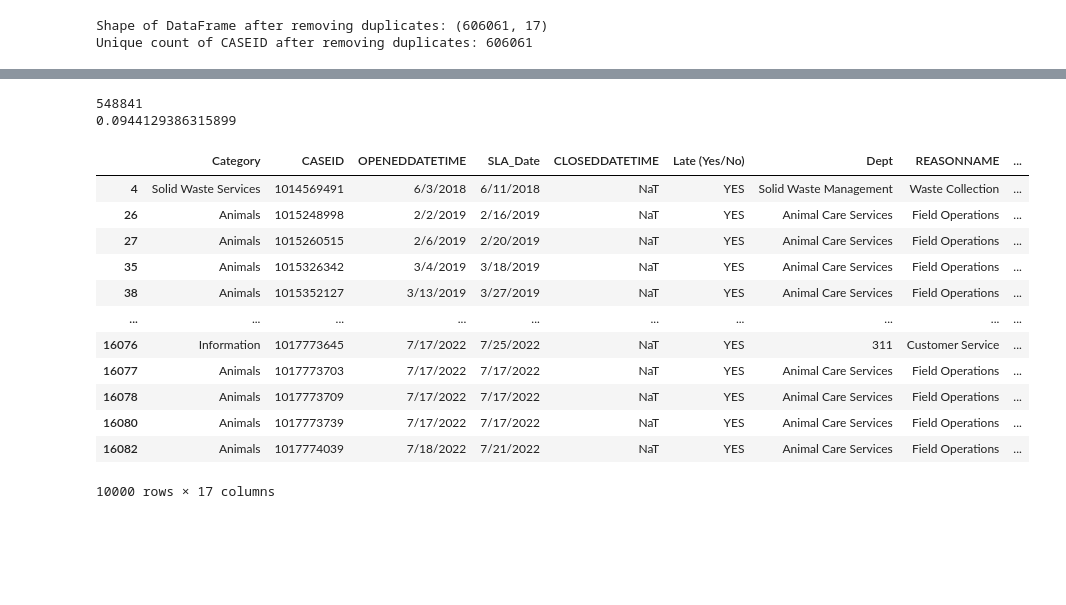
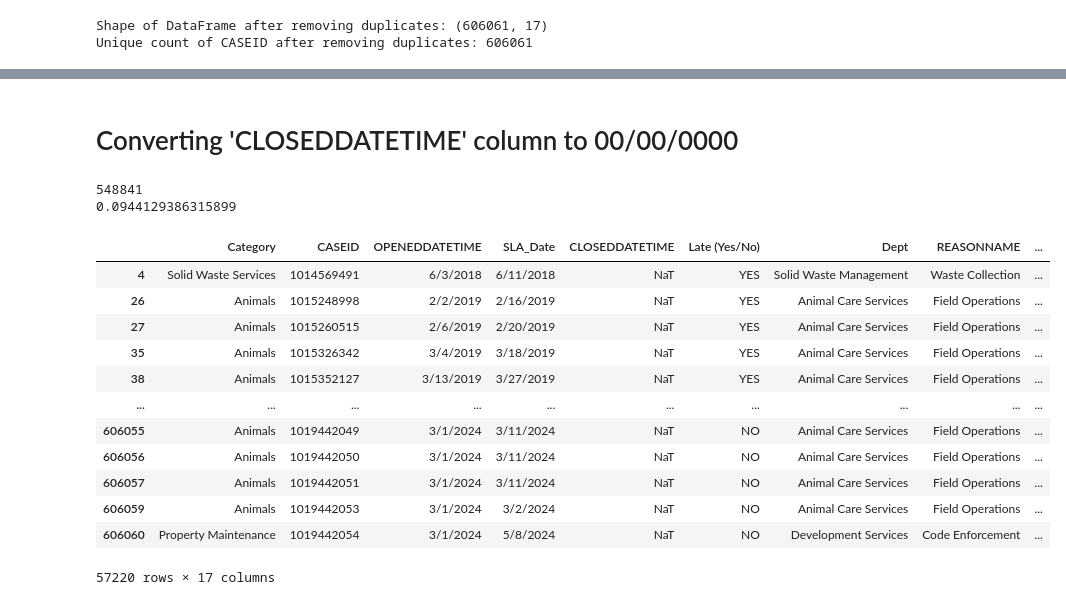
Before and after one commit to mrwoodzi/Data_Science_Certs_Progress, a Jupyter notebook: Interview_Projects/SA_Analyst_May_12/analysis.ipynb, the cells around one changed output, grey strips where cells are left out. Drawn from its saved outputs; the diff is of its cells as text; code cells hidden in the pictures; blank space fills up the shorter version.

```diff
--- a/Interview_Projects/SA_Analyst_May_12/analysis.ipynb
+++ b/Interview_Projects/SA_Analyst_May_12/analysis.ipynb
@@ -121,0 +125,2 @@ row_count
+# %% [markdown]
+# Converting 'CLOSEDDATETIME' column to 00/00/0000
@@ -128,28 +139,28 @@ print(percentage_lost)
 548841
 0.0944129386315899
 # %%
-# Convert 'CLOSEDDATETIME' column to datetime format
-df['CLOSEDDATETIME'] = pd.to_datetime(df['CLOSEDDATETIME'], format='%m/%d/%Y')
+# # Convert 'CLOSEDDATETIME' column to datetime format
+# df['CLOSEDDATETIME'] = pd.to_datetime(df['CLOSEDDATETIME'], format='%m/%d/%Y')
 
-# Filter DataFrame for dates after January 2022
-date_df = df[df['CLOSEDDATETIME'] > pd.Timestamp('2023-01-01')]
+# # Filter DataFrame for dates after January 2022
+# date_df = df[df['CLOSEDDATETIME'] > pd.Timestamp('01/01/2016')]
 
-# Get rows that are being filtered out
-filtered_out_rows = df[~df.index.isin(date_df.index)]
+# # Get rows that are being filtered out
+# filtered_out_rows = df[~df.index.isin(date_df.index)]
 
-# Display the filtered out rows
-filtered_out_rows.head(10000)
+# # Display the filtered out rows
+# filtered_out_rows
 # %% [output]
 |  | Category | CASEID | OPENEDDATETIME | SLA_Date | CLOSEDDATETIME | Late (Yes/No) | Dept | REASONNAME | ... |
 | 4 | Solid Waste Services | 1014569491 | 6/3/2018 | 6/11/2018 | NaT | YES | Solid Waste Management | Waste Collection | ... |
 | 26 | Animals | 1015248998 | 2/2/2019 | 2/16/2019 | NaT | YES | Animal Care Services | Field Operations | ... |
 | 27 | Animals | 1015260515 | 2/6/2019 | 2/20/2019 | NaT | YES | Animal Care Services | Field Operations | ... |
 | 35 | Animals | 1015326342 | 3/4/2019 | 3/18/2019 | NaT | YES | Animal Care Services | Field Operations | ... |
 | 38 | Animals | 1015352127 | 3/13/2019 | 3/27/2019 | NaT | YES | Animal Care Services | Field Operations | ... |
 | ... | ... | ... | ... | ... | ... | ... | ... | ... | ... |
-| 16076 | Information | 1017773645 | 7/17/2022 | 7/25/2022 | NaT | YES | 311 | Customer Service | ... |
-| 16077 | Animals | 1017773703 | 7/17/2022 | 7/17/2022 | NaT | YES | Animal Care Services | Field Operations | ... |
-| 16078 | Animals | 1017773709 | 7/17/2022 | 7/17/2022 | NaT | YES | Animal Care Services | Field Operations | ... |
-| 16080 | Animals | 1017773739 | 7/17/2022 | 7/17/2022 | NaT | YES | Animal Care Services | Field Operations | ... |
-| 16082 | Animals | 1017774039 | 7/18/2022 | 7/21/2022 | NaT | YES | Animal Care Services | Field Operations | ... |
+| 606055 | Animals | 1019442049 | 3/1/2024 | 3/11/2024 | NaT | NO | Animal Care Services | Field Operations | ... |
+| 606056 | Animals | 1019442050 | 3/1/2024 | 3/11/2024 | NaT | NO | Animal Care Services | Field Operations | ... |
+| 606057 | Animals | 1019442051 | 3/1/2024 | 3/11/2024 | NaT | NO | Animal Care Services | Field Operations | ... |
+| 606059 | Animals | 1019442053 | 3/1/2024 | 3/2/2024 | NaT | NO | Animal Care Services | Field Operations | ... |
+| 606060 | Property Maintenance | 1019442054 | 3/1/2024 | 5/8/2024 | NaT | NO | Development Services | Code Enforcement | ... |
-10000 rows × 17 columns
+57220 rows × 17 columns
```
Also changed, not shown: parts of 8 cells of this notebook, 1 other file.
